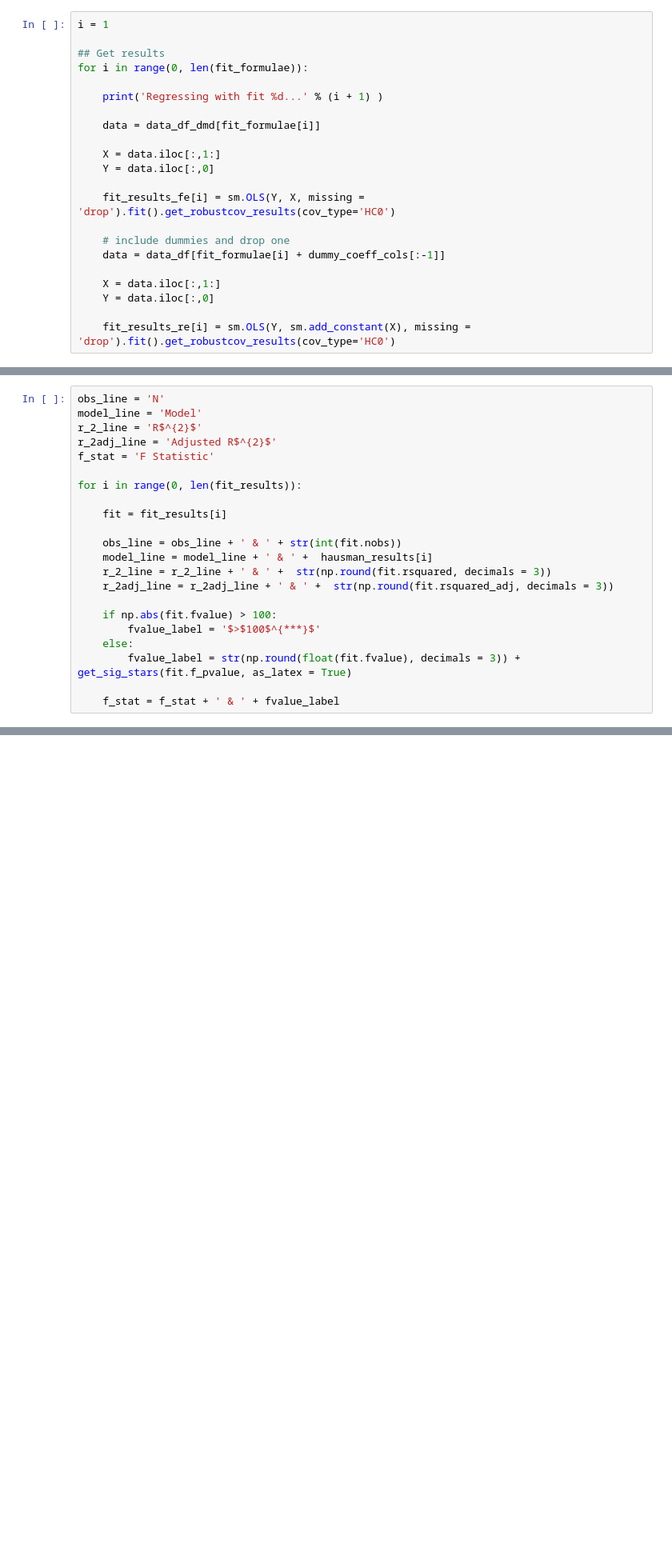
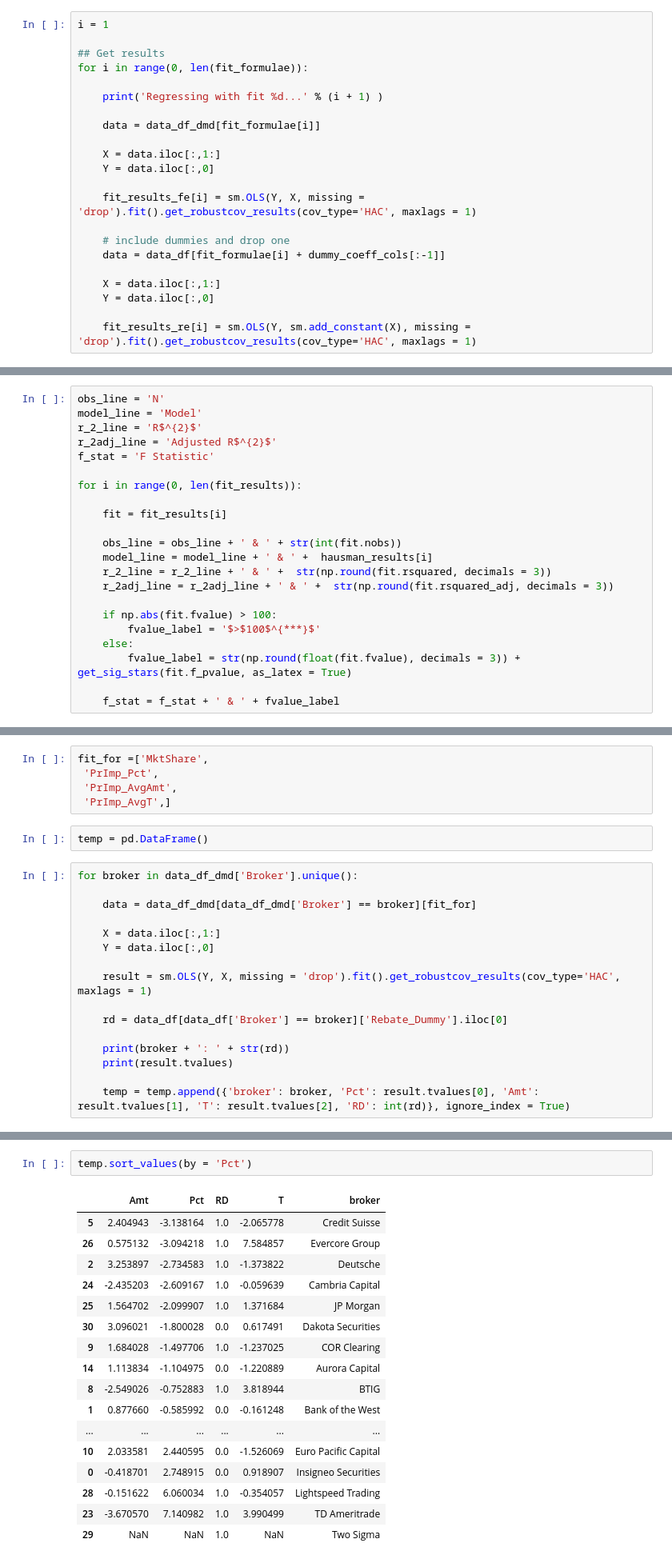
Before and after one commit to SA3291/OrderRoutingAndPFOF, a Jupyter notebook: notebooks/Regressions_OLS.ipynb, the cells around one changed output, grey strips where cells are left out. Shown at 80% size. Cells and saved outputs as stored; diff of their text form; blank space fills up the shorter version.

```diff
--- a/notebooks/Regressions_OLS.ipynb
+++ b/notebooks/Regressions_OLS.ipynb
@@ -147,7 +143,7 @@ for i in range(0, len(fit_formulae)):
     X = data.iloc[:,1:]
     Y = data.iloc[:,0]
 
-    fit_results_fe[i] = sm.OLS(Y, X, missing = 'drop').fit().get_robustcov_results(cov_type='HC0')
+    fit_results_fe[i] = sm.OLS(Y, X, missing = 'drop').fit().get_robustcov_results(cov_type='HAC', maxlags = 1)
 
     # include dummies and drop one
     data = data_df[fit_formulae[i] + dummy_coeff_cols[:-1]]
@@ -155,7 +151,7 @@ for i in range(0, len(fit_formulae)):
     X = data.iloc[:,1:]
     Y = data.iloc[:,0]
 
-    fit_results_re[i] = sm.OLS(Y, sm.add_constant(X), missing = 'drop').fit().get_robustcov_results(cov_type='HC0')
+    fit_results_re[i] = sm.OLS(Y, sm.add_constant(X), missing = 'drop').fit().get_robustcov_results(cov_type='HAC', maxlags = 1)
 # %% [output]
 Regressing with fit 1...
 Regressing with fit 2...
@@ -354,0 +336,23 @@ for x in range(0,10)]
+# %%
+fit_for =['MktShare',
+ 'PrImp_Pct',
+ 'PrImp_AvgAmt',
+ 'PrImp_AvgT',]
+# %%
+temp = pd.DataFrame()
+# %%
+for broker in data_df_dmd['Broker'].unique():
+
+    data = data_df_dmd[data_df_dmd['Broker'] == broker][fit_for]
+
+    X = data.iloc[:,1:]
+    Y = data.iloc[:,0]
+
+    result = sm.OLS(Y, X, missing = 'drop').fit().get_robustcov_results(cov_type='HAC', maxlags = 1)
+
+    rd = data_df[data_df['Broker'] == broker]['Rebate_Dummy'].iloc[0]
+
+    print(broker + ': ' + str(rd))
+    print(result.tvalues)
+
+    temp = temp.append({'broker': broker, 'Pct': result.tvalues[0], 'Amt': result.tvalues[1], 'T': result.tvalues[2], 'RD': int(rd)}, ignore_index = True)
@@ -354,0 +377,20 @@ for x in range(0,10)]
+# %%
+temp.sort_values(by = 'Pct')
+# %% [output]
+|  | Amt | Pct | RD | T | broker |
+| 5 | 2.404943 | -3.138164 | 1.0 | -2.065778 | Credit Suisse |
+| 26 | 0.575132 | -3.094218 | 1.0 | 7.584857 | Evercore Group |
+| 2 | 3.253897 | -2.734583 | 1.0 | -1.373822 | Deutsche |
+| 24 | -2.435203 | -2.609167 | 1.0 | -0.059639 | Cambria Capital |
+| 25 | 1.564702 | -2.099907 | 1.0 | 1.371684 | JP Morgan |
+| 30 | 3.096021 | -1.800028 | 0.0 | 0.617491 | Dakota Securities |
+| 9 | 1.684028 | -1.497706 | 1.0 | -1.237025 | COR Clearing |
+| 14 | 1.113834 | -1.104975 | 0.0 | -1.220889 | Aurora Capital |
+| 8 | -2.549026 | -0.752883 | 1.0 | 3.818944 | BTIG |
+| 1 | 0.877660 | -0.585992 | 0.0 | -0.161248 | Bank of the West |
+| ... | ... | ... | ... | ... | ... |
+| 10 | 2.033581 | 2.440595 | 0.0 | -1.526069 | Euro Pacific Capital |
+| 0 | -0.418701 | 2.748915 | 0.0 | 0.918907 | Insigneo Securities |
+| 28 | -0.151622 | 6.060034 | 1.0 | -0.354057 | Lightspeed Trading |
+| 23 | -3.670570 | 7.140982 | 1.0 | 3.990499 | TD Ameritrade |
+| 29 | NaN | NaN | 1.0 | NaN | Two Sigma |
```
Also changed, not shown: parts of 17 cells of this notebook, 3 other files.
